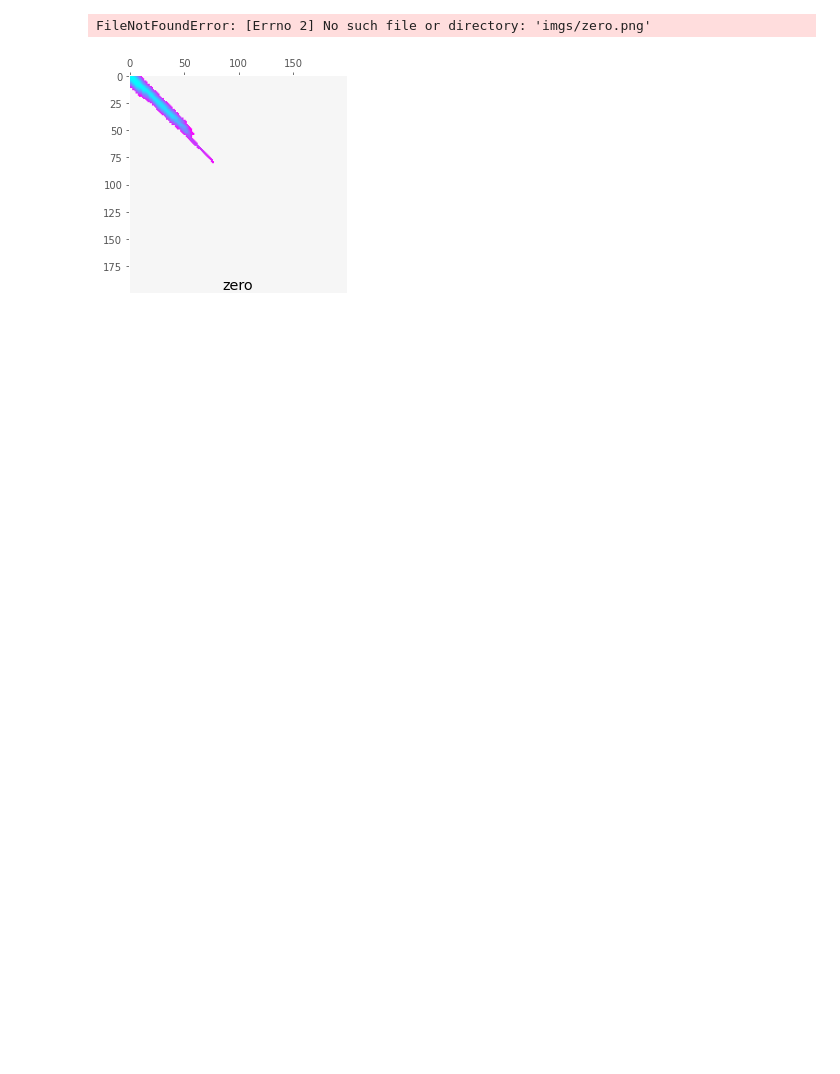
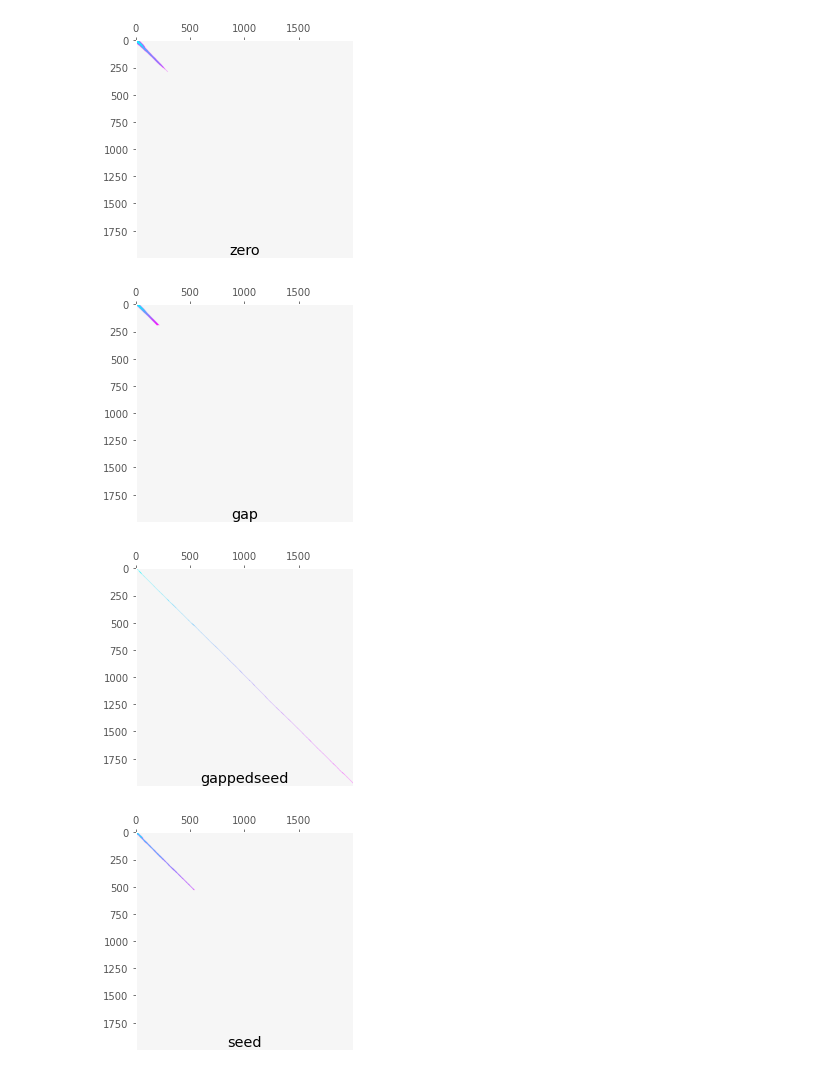
Before and after one commit to RagnarGrootKoerkamp/astar-pairwise-aligner, a Jupyter notebook: evals/visualize-explored.ipynb, the cells around one changed output. Saved outputs shown, nothing was run; the diff lists cells and outputs as text; code cells hidden in the pictures; blank space fills up the shorter version.

```diff
--- a/evals/visualize-explored.ipynb
+++ b/evals/visualize-explored.ipynb
@@ -40,8 +40,14 @@ def plot_explored(f, steps=-1, box=INF):
     fig.savefig('imgs/'+title+'.png')
 # %%
 d = Path('../')
+min_steps = 10000000
 for f in list(d.glob('*.csv')):
-    plot_explored(f, box=200, steps=1000)
+    explored = np.genfromtxt(f, skip_header=1, delimiter=',', dtype=None)
+    min_steps = min(min_steps, len(explored))
+for f in list(d.glob('*.csv')):
+    plot_explored(f, box=2000, steps=min_steps)
 # %% [output]
-FileNotFoundError: [Errno 2] No such file or directory: 'imgs/zero.png'
-[figure, old version]
+[figure, new version]
+[figure, added]
+[figure, added]
+[figure, added]
```
Also changed, not shown: 4 other files.
